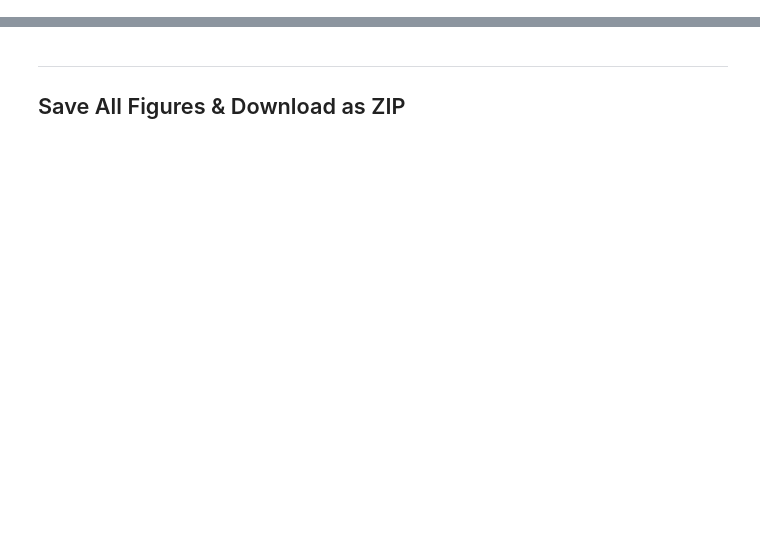
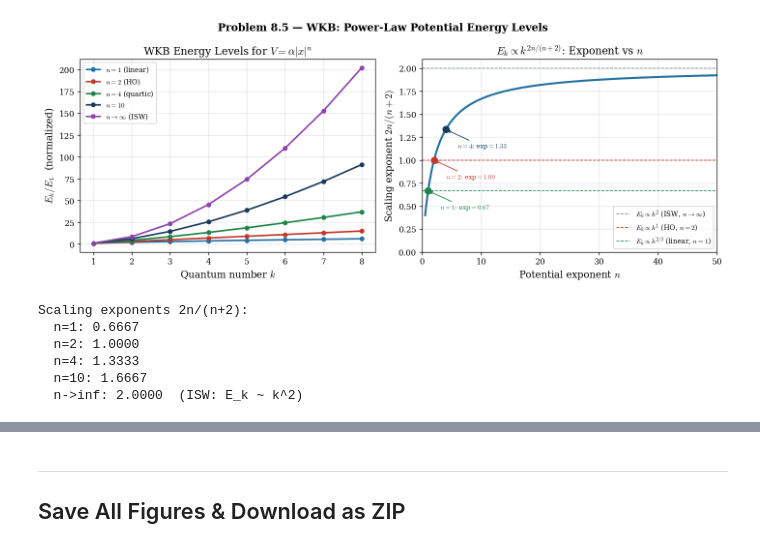
Before and after one commit to SeoulTechPSE/introduction_to_quantum_mechanics, a Jupyter notebook: ch09_visualizations.ipynb, the cells around one changed output, grey strips where cells are left out. Cells and saved outputs as stored; diff of their text form; code cells hidden in the pictures; blank space fills up the shorter version.

```diff
--- a/ch09_visualizations.ipynb
+++ b/ch09_visualizations.ipynb
@@ -270,0 +30,79 @@ Natural linewidth: Delta_E = hbar*A = 0.4121 micro-eV
+# %%
+# Figure 8.5: Energy levels for power-law potentials V = alpha*|x|^n
+# E_k scaling: 2n/(n+2) exponent
+from scipy.special import beta as beta_func
+
+hbar = 1.0; m = 1.0; alpha = 1.0
+n_levels = 8
+k_arr = np.arange(1, n_levels+1)
+
+fig, axes = plt.subplots(1, 2, figsize=(12, 4.5))
+
+# Left: energy vs k for several n values
+ax = axes[0]
+n_vals  = [1, 2, 4, 10, 100]
+col_n   = [BLUE, RED, GREEN, NAVY, PURP]
+labels  = ['$n=1$ (linear)', '$n=2$ (HO)', '$n=4$ (quartic)',
+           '$n=10$', r'$n\to\infty$ (ISW)']
+
+for n, c, lbl in zip(n_vals, col_n, labels):
+    # WKB: integral B(3/2, 1/n+1) determines prefactor
+    I_n = beta_func(1.5, 1.0/n + 1)   # Beta function
+    # E_k from: 2*sqrt(2m*E)*(E/alpha)^(1/n)*I_n = (k-0.5)*pi*hbar
+    # Solve numerically for each k
+    E_k = []
+    for k in k_arr:
+        rhs = (k - 0.5) * np.pi * hbar
+        def equation(E):
+            return 2 * np.sqrt(2*m*E) * (E/alpha)**(1.0/n) * I_n - rhs
+        try:
+            E_sol = brentq(equation, 1e-6, 1e4)
+        except Exception:
+            E_sol = np.nan
+        E_k.append(E_sol)
+    E_k = np.array(E_k)
+    ax.plot(k_arr, E_k/E_k[0], color=c, lw=2, marker='o', ms=5, label=lbl)
+
+ax.set_xlabel('Quantum number $k$')
+ax.set_ylabel(r'$E_k / E_1$  (normalized)')
+ax.set_title(r'WKB Energy Levels for $V = \alpha|x|^n$')
+ax.legend(fontsize=8.5); ax.grid(True, alpha=0.3)
+
+# Right: scaling exponent 2n/(n+2) vs n
+ax2 = axes[1]
+n_cont = np.linspace(0.5, 50, 300)
+exp_cont = 2*n_cont / (n_cont + 2)
+ax2.plot(n_cont, exp_cont, color=BLUE, lw=2.5)
+ax2.axhline(2.0, color=GRAY, ls='--', lw=1, label=r'$E_k\propto k^2$ (ISW, $n\to\infty$)')
+ax2.axhline(1.0, color=RED,  ls='--', lw=1, label=r'$E_k\propto k^1$ (HO, $n=2$)')
+ax2.axhline(2/3, color=GREEN,ls='--', lw=1, label=r'$E_k\propto k^{2/3}$ (linear, $n=1$)')
+for n_mark, c in zip([1, 2, 4], [GREEN, RED, NAVY]):
+    exp_mark = 2*n_mark/(n_mark+2)
+    ax2.plot(n_mark, exp_mark, 'o', color=c, ms=8)
+    ax2.annotate(fr'$n={n_mark}$: exp$={exp_mark:.2f}$',
+                 xy=(n_mark, exp_mark), xytext=(n_mark+2, exp_mark-0.2),
+                 fontsize=8, color=c,
+                 arrowprops=dict(arrowstyle='->', color=c, lw=1))
+ax2.set_xlabel('Potential exponent $n$')
+ax2.set_ylabel(r'Scaling exponent $2n/(n+2)$')
+ax2.set_title(r'$E_k \propto k^{2n/(n+2)}$: Exponent vs $n$')
+ax2.legend(fontsize=8.5); ax2.grid(True, alpha=0.3)
+ax2.set_xlim(0, 50); ax2.set_ylim(0, 2.1)
+
+plt.tight_layout(); plt.subplots_adjust(top=0.88)
+plt.suptitle('Problem 8.5 — WKB: Power-Law Potential Energy Levels',
+             fontsize=13, fontweight='bold', y=1.02)
+figures.append((fig, 'fig_8_5.png')); plt.show()
+
+print('Scaling exponents 2n/(n+2):')
+for n in [1, 2, 4, 10]:
+    print(f'  n={n}: {2*n/(n+2):.4f}')
+print(f'  n->inf: {2.0:.4f}  (ISW: E_k ~ k^2)')
+# %% [output]
+[figure, added]
+Scaling exponents 2n/(n+2):
+  n=1: 0.6667
+  n=2: 1.0000
+  n=4: 1.3333
+  n=10: 1.6667
+  n->inf: 2.0000  (ISW: E_k ~ k^2)
```
Also changed, not shown: parts of 20 cells of this notebook, 1 other file.
